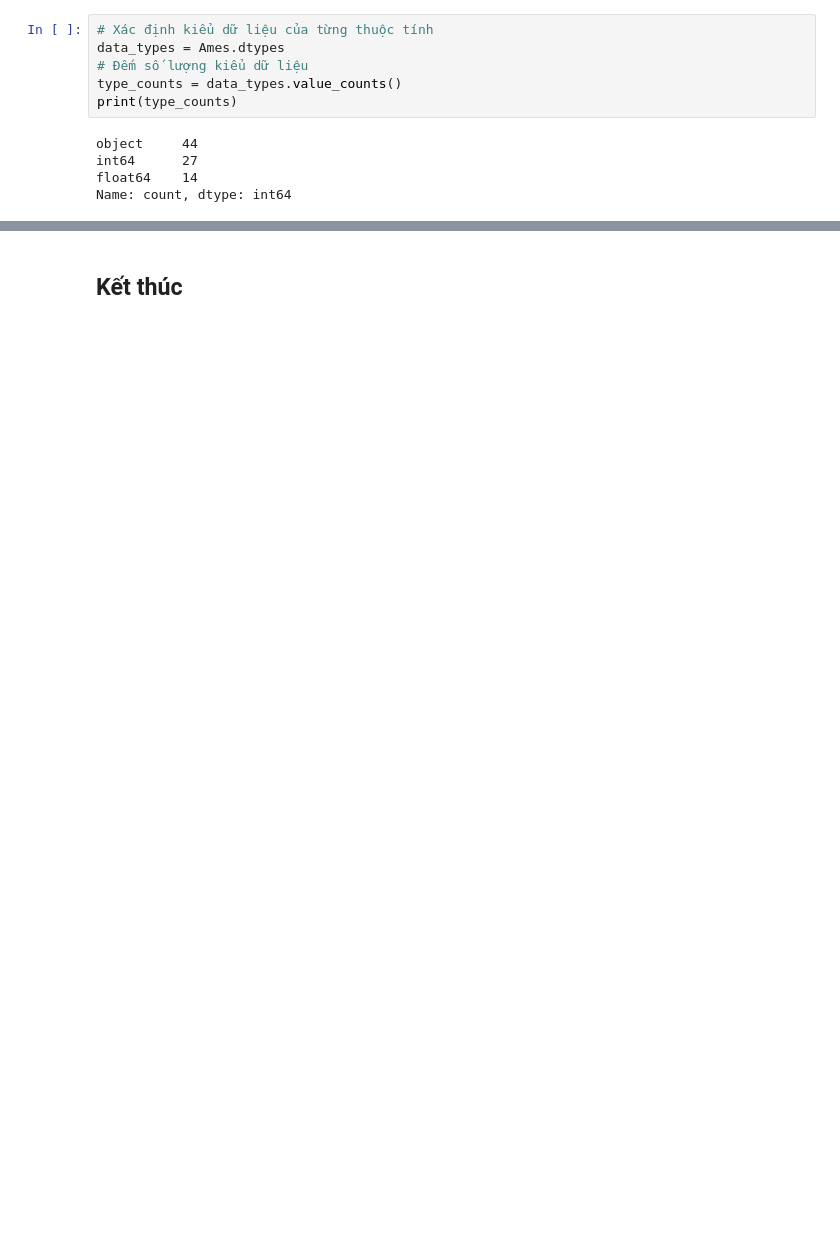
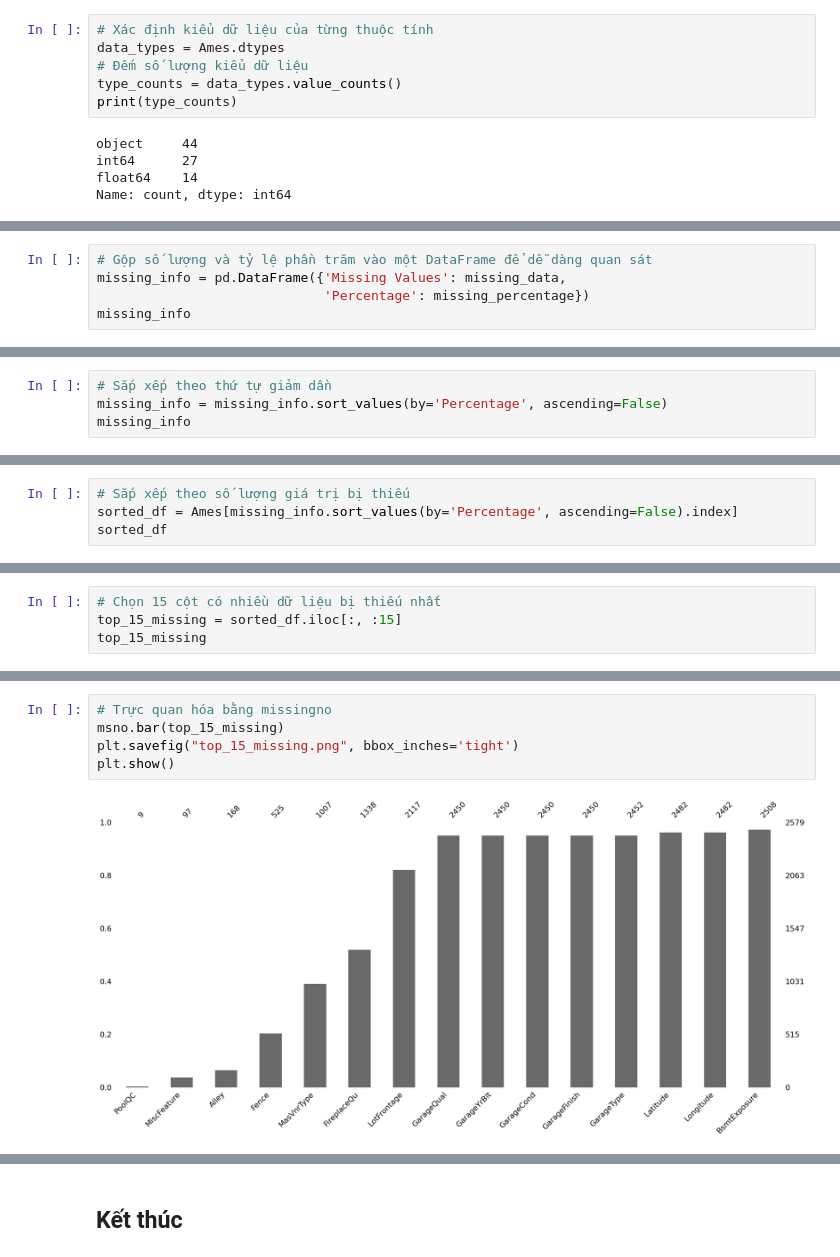
Before and after one commit to taido83/ai-starter, a Jupyter notebook: ai_starter/bai02/bai02_truc_quan_hoa_du_lieu.ipynb, the cells around one changed output, grey strips where cells are left out. Saved outputs shown, nothing was run; the diff lists cells and outputs as text; blank space fills up the shorter version.

```diff
--- a/ai_starter/bai02/bai02_truc_quan_hoa_du_lieu.ipynb
+++ b/ai_starter/bai02/bai02_truc_quan_hoa_du_lieu.ipynb
@@ -53,0 +154,5 @@ nhà vệ sinh.
+# %%
+# Gộp số lượng và tỷ lệ phần trăm vào một DataFrame để dễ dàng quan sát
+missing_info = pd.DataFrame({'Missing Values': missing_data,
+                             'Percentage': missing_percentage})
+missing_info
@@ -53,0 +173,4 @@ nhà vệ sinh.
+# %%
+# Sắp xếp theo thứ tự giảm dần
+missing_info = missing_info.sort_values(by='Percentage', ascending=False)
+missing_info
@@ -53,0 +250,4 @@ nhà vệ sinh.
+# %%
+# Sắp xếp theo số lượng giá trị bị thiếu
+sorted_df = Ames[missing_info.sort_values(by='Percentage', ascending=False).index]
+sorted_df
@@ -53,0 +268,4 @@ nhà vệ sinh.
+# %%
+# Chọn 15 cột có nhiều dữ liệu bị thiếu nhất
+top_15_missing = sorted_df.iloc[:, :15]
+top_15_missing
@@ -53,0 +286,7 @@ nhà vệ sinh.
+# %%
+# Trực quan hóa bằng missingno
+msno.bar(top_15_missing)
+plt.savefig("top_15_missing.png", bbox_inches='tight')
+plt.show()
+# %% [output]
+[figure, added]
```
Also changed, not shown: parts of 28 cells of this notebook, 6 other files.
